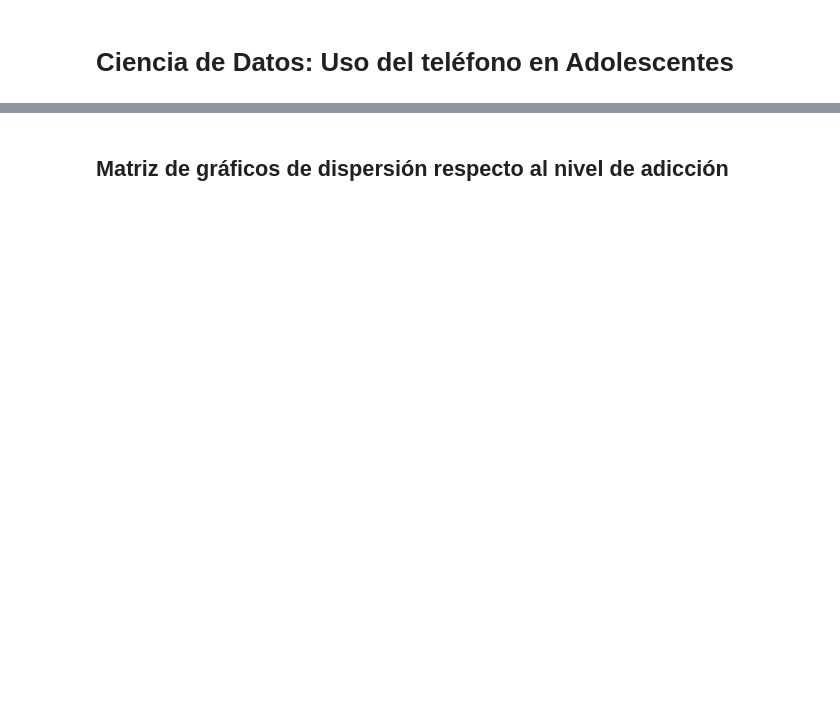
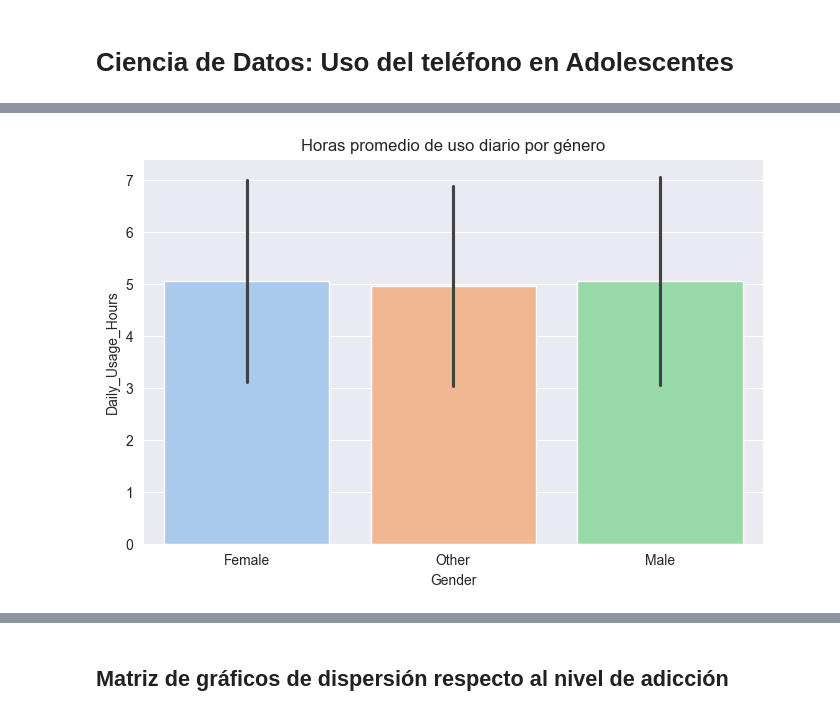
Before and after one commit to somoel/uso_telefono_adolescentes, a Jupyter notebook: notebooks/analysis.ipynb, the cells around one changed output, grey strips where cells are left out. Drawn from its saved outputs; the diff is of its cells as text; code cells hidden in the pictures; blank space fills up the shorter version.

Commit message:
graphic conclusions

```diff
--- a/notebooks/analysis.ipynb
+++ b/notebooks/analysis.ipynb
@@ -31,7 +94,9 @@ df.describe(include='all')
 # %%
 #uso diario por genero
 plt.figure(figsize=(8, 5))
 sns.barplot(data=df, x='Gender', y='Daily_Usage_Hours', hue='Gender',
             palette='pastel', errorbar='sd', legend=False)
-plt.title('Average Daily Usage Hours by Gender')
+plt.title('Horas promedio de uso diario por género')
 plt.show()
+# %% [output]
+[figure, added]
```
Also changed, not shown: parts of 28 cells of this notebook.
